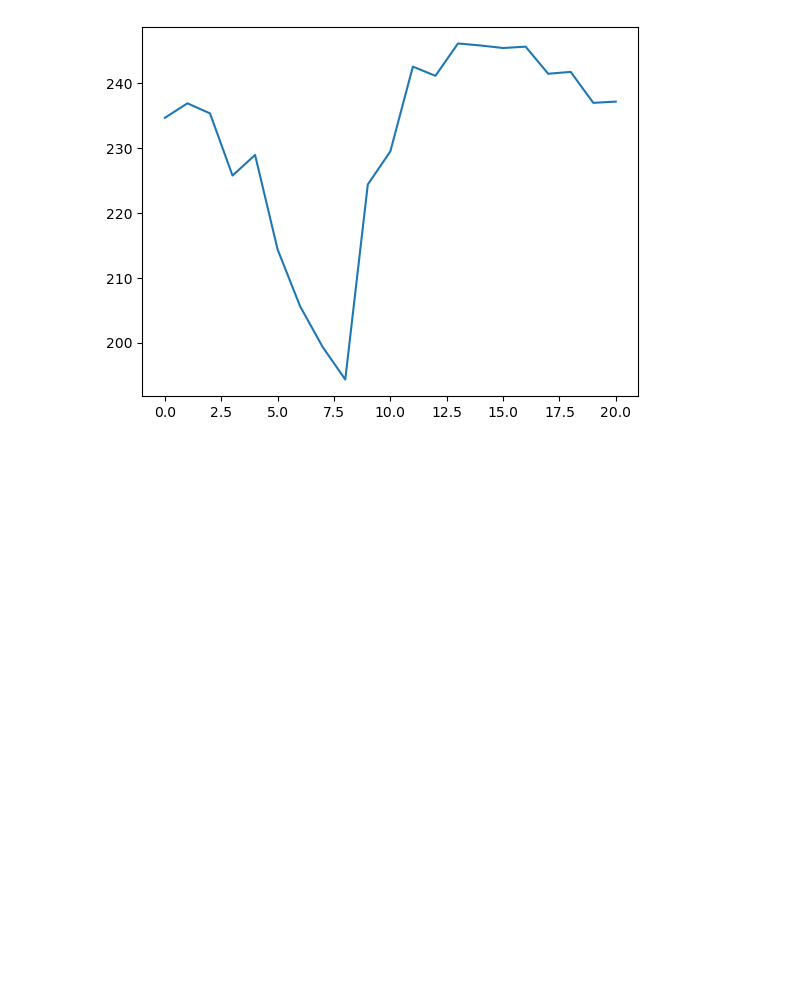
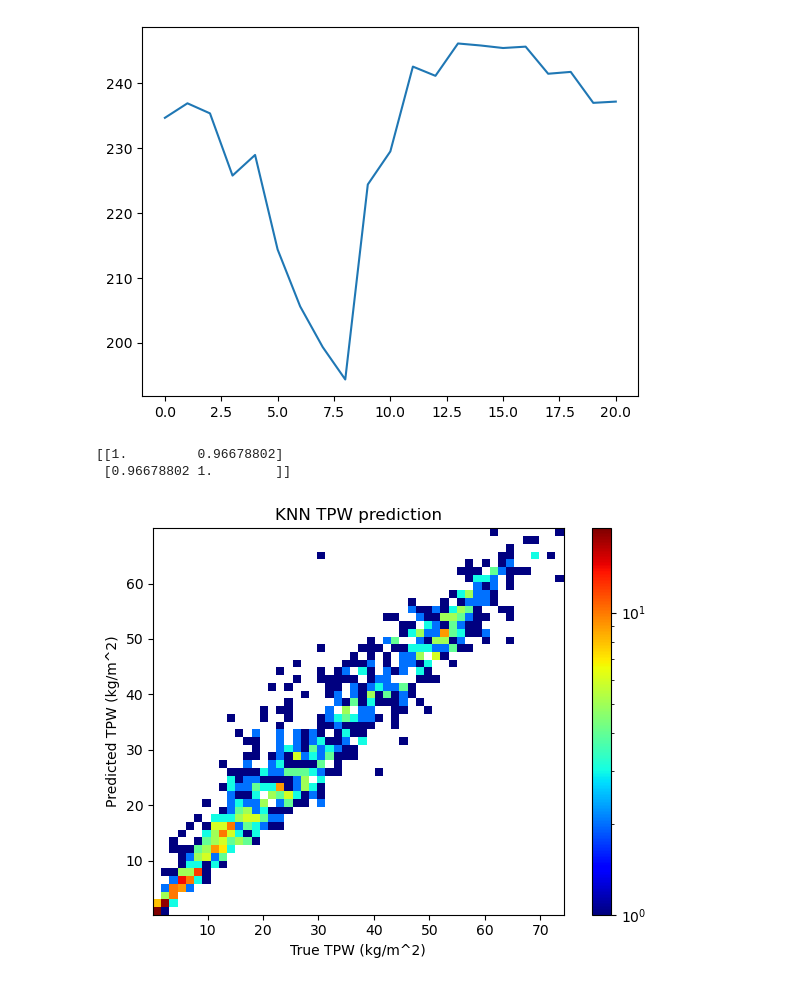
Before and after one commit to mgrecu35/soundingCalc, a Jupyter notebook: calculateMieProp.ipynb, the cells around one changed output. Drawn from its saved outputs; the diff is of its cells as text; code cells hidden in the pictures; blank space fills up the shorter version.

```diff
--- a/calculateMieProp.ipynb
+++ b/calculateMieProp.ipynb
@@ -130,3 +130,32 @@ plt.plot(tbL)
 # %% [output]
 [<matplotlib.lines.Line2D at 0x...>]
 [figure]
+# %%
+from sklearn.neighbors import KNeighborsRegressor
+from sklearn.model_selection import train_test_split
+from sklearn.preprocessing import StandardScaler
+
+X=np.array(tb_all_profs)
+X_scaled=StandardScaler().fit_transform(X)
+y=np.array(tpwL)
+X_train,X_test,y_train,y_test=train_test_split(X_scaled,y,test_size=0.2,random_state=42)
+knn=KNeighborsRegressor(n_neighbors=10,weights='distance')
+knn.fit(X_train,y_train)
+y_pred=knn.predict(X_test)
+# %%
+print(np.corrcoef(y_test,y_pred))
+import matplotlib.colors as mcolors
+ax=plt.subplot(111)
+h2d=plt.hist2d(y_test,y_pred,bins=50,norm=mcolors.LogNorm(),cmap='jet')
+ax.set_aspect('equal')
+plt.colorbar(h2d[3])
+plt.xlabel('True TPW (kg/m^2)')
+plt.ylabel('Predicted TPW (kg/m^2)')
+plt.title('KNN TPW prediction')
+plt.tight_layout()
+#plt.show()
+plt.savefig('knn_tpw.png',dpi=300)
+# %% [output]
+[[1.         0.96678802]
+ [0.96678802 1.        ]]
+[figure, added]
```
Also changed, not shown: 1 other file.
